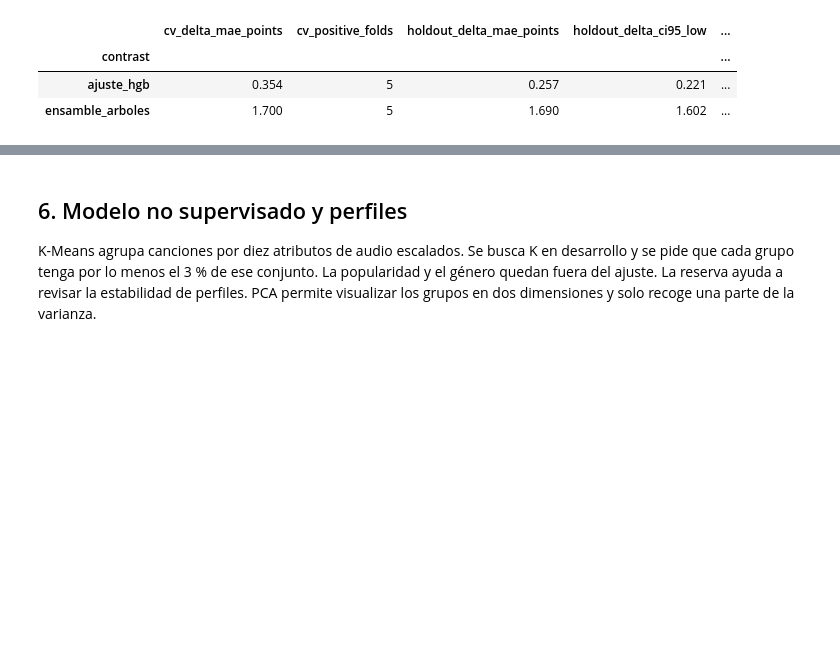
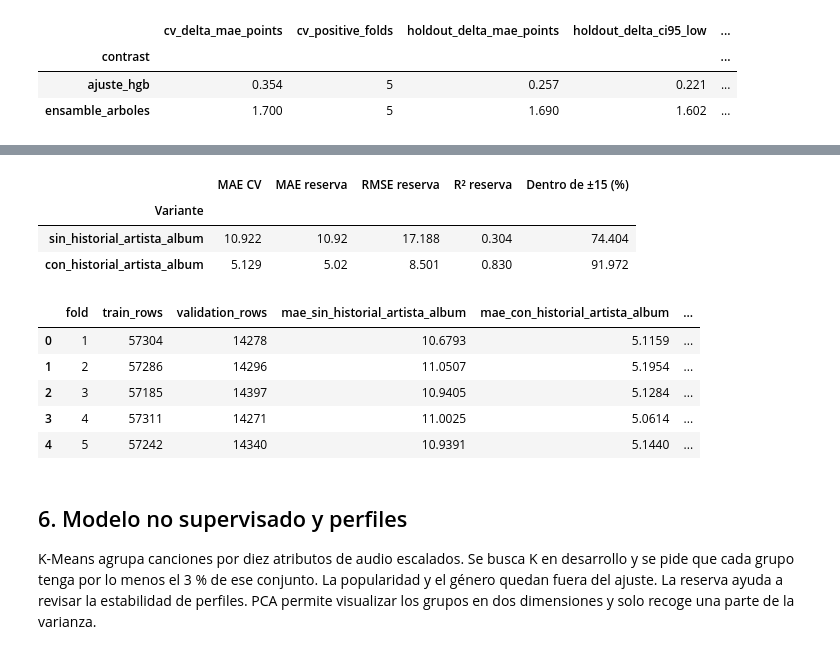
Before and after one commit to benjadiaz112/spotify-tracks-eda, a Jupyter notebook: notebooks/07_examen_transversal.ipynb, the cells around one changed output, grey strips where cells are left out. Drawn from its saved outputs; the diff is of its cells as text; code cells hidden in the pictures; blank space fills up the shorter version.

Commit message:
feat(et): mide el aporte del historial y el error por segmento

```diff
--- a/notebooks/07_examen_transversal.ipynb
+++ b/notebooks/07_examen_transversal.ipynb
@@ -356,3 +345,26 @@ display(contrasts.loc[['ajuste_hgb', 'ensamble_arboles'],
+# %%
+from src.et.ablation import audit_ablation
+
+ablation = audit_ablation(data, OUT, workspace / 'reports/et')
+comparison = pd.DataFrame([
+    {'Variante': name, 'MAE CV': values['cv_mae'],
+     'MAE reserva': values['reserve']['mae'], 'RMSE reserva': values['reserve']['rmse'],
+     'R² reserva': values['reserve']['r2'], 'Dentro de ±15 (%)': 100 * values['reserve']['within_15']}
+    for name, values in ablation['variants'].items()
+]).set_index('Variante')
+display(comparison.round(3))
+display(pd.read_csv(workspace / 'reports/et/ablation_folds.csv').round(4))
+# %% [output]
+|  | MAE CV | MAE reserva | RMSE reserva | R² reserva | Dentro de ±15 (%) |
+| Variante |  |  |  |  |  |
+| sin_historial_artista_album | 10.922 | 10.92 | 17.188 | 0.304 | 74.404 |
+| con_historial_artista_album | 5.129 | 5.02 | 8.501 | 0.830 | 91.972 |
+|  | fold | train_rows | validation_rows | mae_sin_historial_artista_album | mae_con_historial_artista_album | ... |
+| 0 | 1 | 57304 | 14278 | 10.6793 | 5.1159 | ... |
+| 1 | 2 | 57286 | 14296 | 11.0507 | 5.1954 | ... |
+| 2 | 3 | 57185 | 14397 | 10.9405 | 5.1284 | ... |
+| 3 | 4 | 57311 | 14271 | 11.0025 | 5.0614 | ... |
+| 4 | 5 | 57242 | 14340 | 10.9391 | 5.1440 | ... |
 # %% [markdown]
 ## 6. Modelo no supervisado y perfiles
 
```
Also changed, not shown: parts of 6 cells of this notebook, 5 other files.
